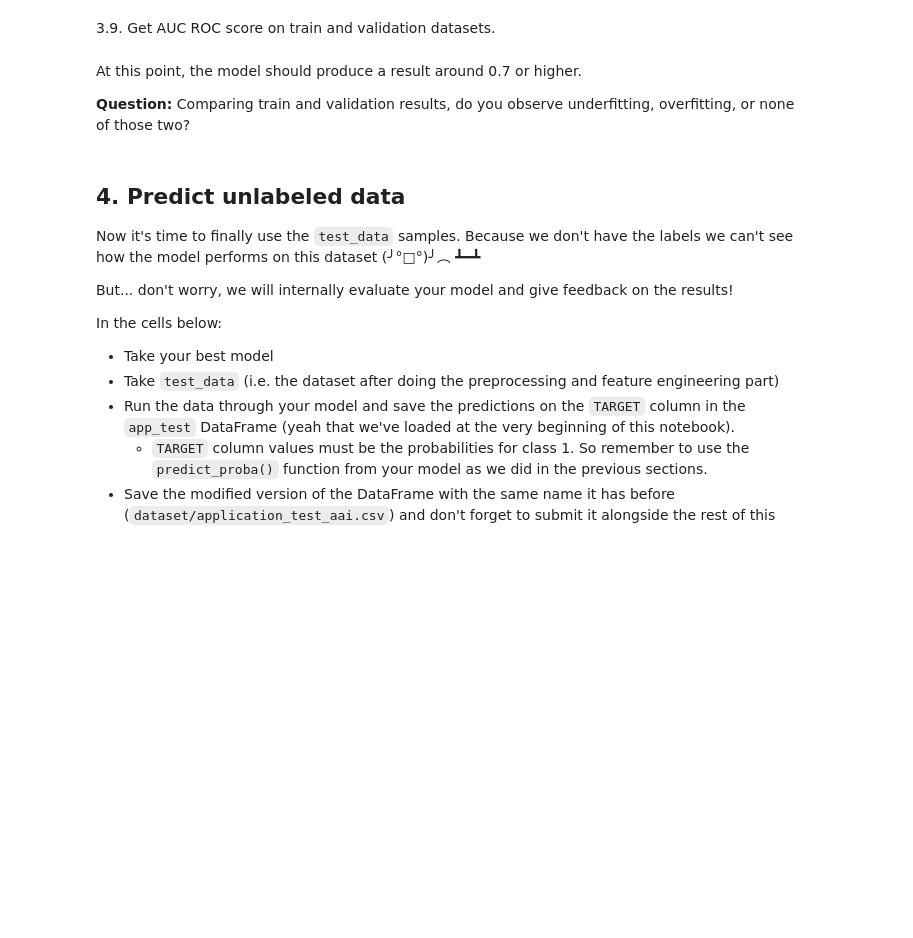
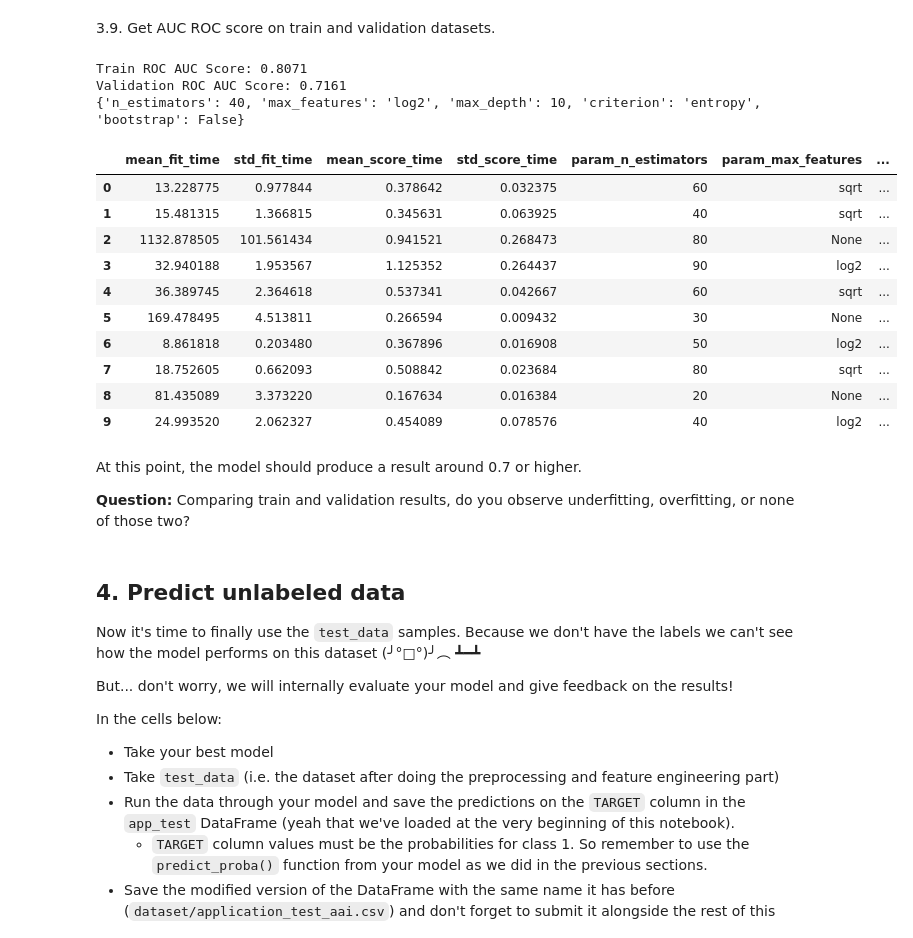
Before and after one commit to Hansel94/Home-Credit-Risk, a Jupyter notebook: AnyoneAI - Sprint Project 02.ipynb, the cells around one changed output. Saved outputs shown, nothing was run; the diff lists cells and outputs as text; code cells hidden in the pictures; blank space fills up the shorter version.

```diff
--- a/AnyoneAI - Sprint Project 02.ipynb
+++ b/AnyoneAI - Sprint Project 02.ipynb
@@ -628,4 +652,5 @@ You're gonna start working in more complex models: ensambles, particularly, you'
 #   - Please use sklearn.ensemble.RandomForestClassifier() class.
 #   - Assign the model to the variable `rf`.
 #   - Remember to fit the model only on `train_data`.
-rf =
+rf = RandomForestClassifier(n_jobs = -1)
+rf.fit(train_data, y_train)
@@ -690,4 +726,13 @@ The validation metric used to evaluate the models should be "roc_auc" (i.e. `sco
 #     sklearn.ensemble.RandomForestClassifier() classes.
 #   - Assign the RandomizedSearchCV model to the variable `rf_random`.
 #   - Remember to fit the model only on `train_data`.
-rf_random =
+params_grid = {'n_estimators': [i for i in range(10, 100, 10)],
+               'max_depth': [None,2,4,6,8,10],
+               'max_features': [None, 'sqrt', 'log2'],
+               'criterion': ['gini', 'entropy', 'log_loss'],
+               'bootstrap': [True, False]}
+rf_random = RandomizedSearchCV(RandomForestClassifier(),
+                               params_grid,
+                               n_jobs = -1,
+                               scoring = 'roc_auc')
+rf_random.fit(train_data, y_train)
@@ -698,23 +755,43 @@ rf_random =
 # then, use the probabilities for the class 1 only.
 
 # Train data predictions (class 1)
-rf_tuned_pred_train =
+rf_tuned_pred_train = rf_random.predict_proba(train_data)[:, 1]
 
 # Validation data predictions (class 1)
-rf_tuned_pred_val =
+rf_tuned_pred_val = rf_random.predict_proba(val_data)[:, 1]
 # %% [markdown]
 3.9. Get AUC ROC score on train and validation datasets.
 # %%
 # TODO Get the ROC AUC Score on train_data and val_data datasets.
 # Train ROC AUC Score
-roc_auc_train =
+roc_auc_train = roc_auc_score(y_true = y_train, y_score = rf_tuned_pred_train)
+print(f"Train ROC AUC Score: {roc_auc_train:.4f}")
 
 # Validation ROC AUC Score
-roc_auc_val =
+roc_auc_val = roc_auc_score(y_true = y_val, y_score = rf_tuned_pred_val)
+print(f"Validation ROC AUC Score: {roc_auc_val:.4f}")
+
+print(rf_random.best_params_)
+display(pd.DataFrame(rf_random.cv_results_))
+# %% [output]
+Train ROC AUC Score: 0.8071
+Validation ROC AUC Score: 0.7161
+{'n_estimators': 40, 'max_features': 'log2', 'max_depth': 10, 'criterion': 'entropy', 'bootstrap': False}
+|  | mean_fit_time | std_fit_time | mean_score_time | std_score_time | param_n_estimators | param_max_features | ... |
+| 0 | 13.228775 | 0.977844 | 0.378642 | 0.032375 | 60 | sqrt | ... |
+| 1 | 15.481315 | 1.366815 | 0.345631 | 0.063925 | 40 | sqrt | ... |
+| 2 | 1132.878505 | 101.561434 | 0.941521 | 0.268473 | 80 | None | ... |
+| 3 | 32.940188 | 1.953567 | 1.125352 | 0.264437 | 90 | log2 | ... |
+| 4 | 36.389745 | 2.364618 | 0.537341 | 0.042667 | 60 | sqrt | ... |
+| 5 | 169.478495 | 4.513811 | 0.266594 | 0.009432 | 30 | None | ... |
+| 6 | 8.861818 | 0.203480 | 0.367896 | 0.016908 | 50 | log2 | ... |
+| 7 | 18.752605 | 0.662093 | 0.508842 | 0.023684 | 80 | sqrt | ... |
+| 8 | 81.435089 | 3.373220 | 0.167634 | 0.016384 | 20 | None | ... |
+| 9 | 24.993520 | 2.062327 | 0.454089 | 0.078576 | 40 | log2 | ... |
-# %% [markdown]
-At this point, the model should produce a result around 0.7 or higher.
-
-**Question:** Comparing train and validation results, do you observe underfitting, overfitting, or none of those two?
+# %% [markdown]
+At this point, the model should produce a result around 0.7 or higher.
+
+**Question:** Comparing train and validation results, do you observe underfitting, overfitting, or none of those two?
 # %% [markdown]
 ## 4. Predict unlabeled data
 
```
Also changed, not shown: parts of 11 cells of this notebook, 1 other file.
